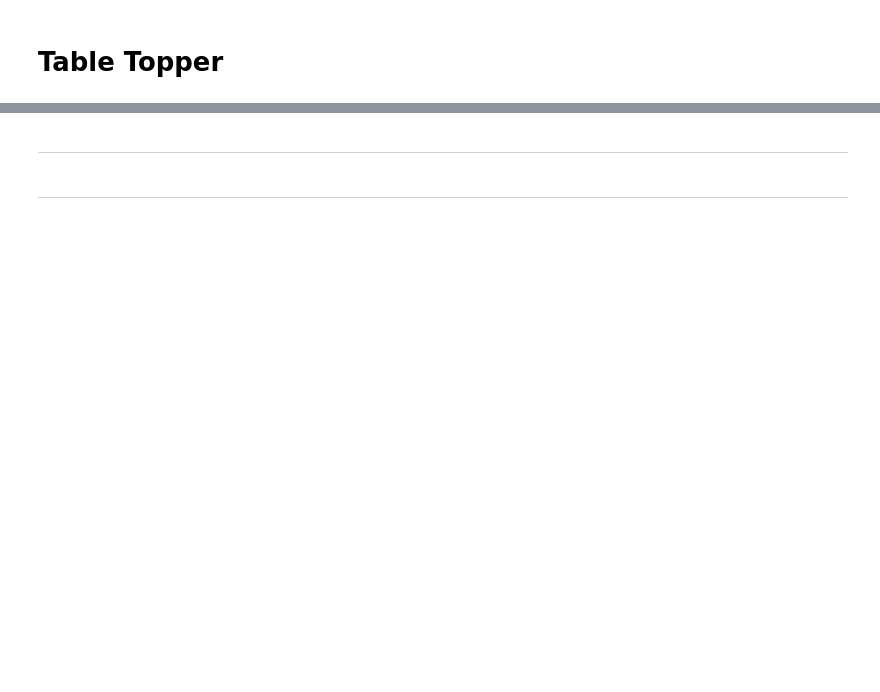
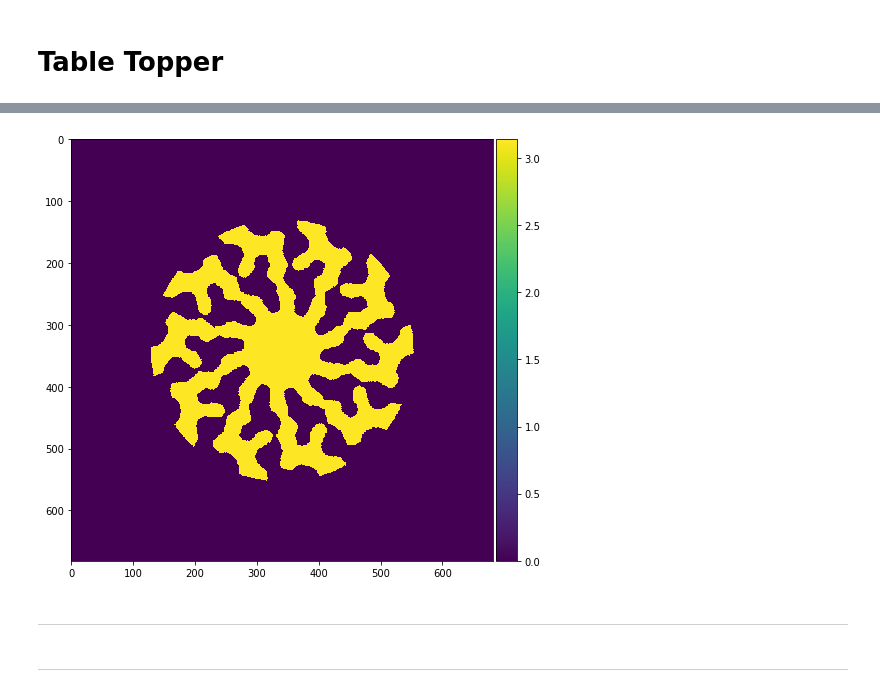
Before and after one commit to LouisDesdoigts/Pupil_design, a Jupyter notebook: Pupil_simulations/TableTopper.ipynb, the cells around one changed output, grey strips where cells are left out. Cells and saved outputs as stored; diff of their text form; code cells hidden in the pictures; blank space fills up the shorter version.

```diff
--- a/Pupil_simulations/TableTopper.ipynb
+++ b/Pupil_simulations/TableTopper.ipynb
@@ -308,3 +332,13 @@ hdu = fits.PrimaryHDU(np.abs(np.angle(WF)))
+# %%
+WF_sym = create_symmetry(WF, 10)
+# %%
+fig, axs = plt.subplots(1, 1, figsize=fsize)
+ax = axs
+im = ax.imshow(np.abs(np.angle(WF_sym)))
+plt.colorbar(im, cax=make_axes_locatable(ax).append_axes("right", size="5%", pad=0.05))
+plt.show()
+# %% [output]
+[figure, added]
 # %%
 # P_out = fft2(generate_spiral(gridsize, aperture*1e3, splits[0], splits[-7], splits, settings))
 # %%
```
Also changed, not shown: parts of 5 cells of this notebook, 3 other files.
